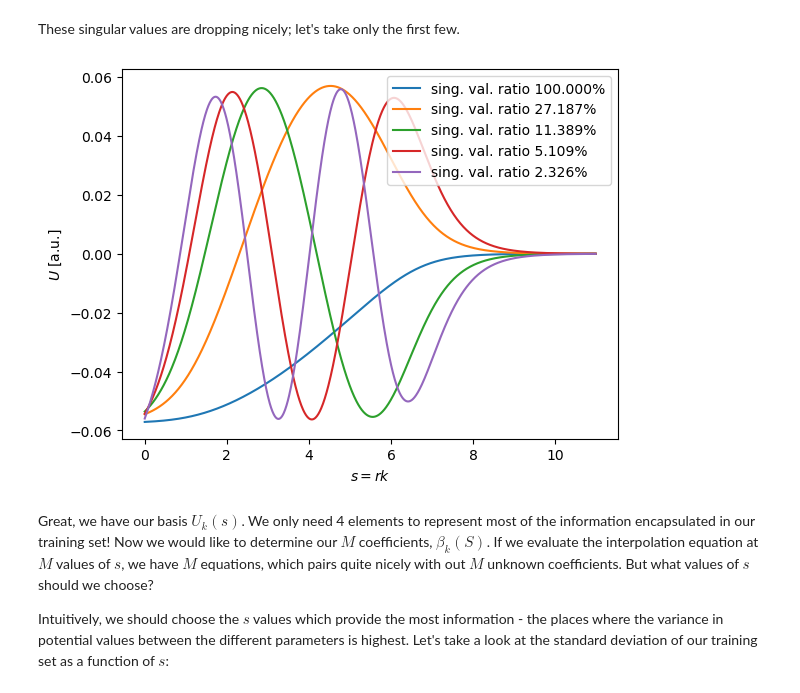
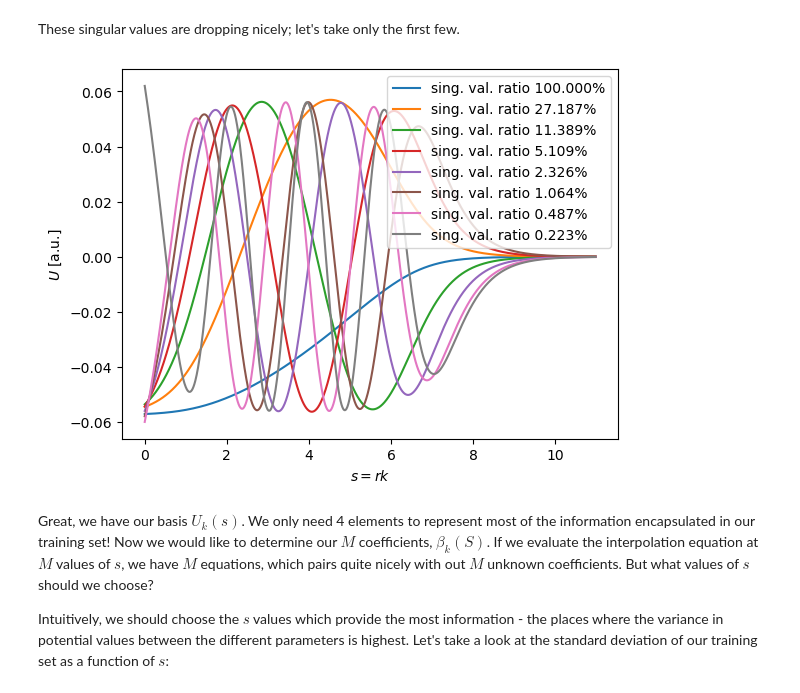
Before and after one commit to ascsn/nuclear-dimensionality-reduction-book, a Jupyter notebook: nuclear-rbm/scattering/scattering.ipynb, the cells around one changed output. Drawn from its saved outputs; the diff is of its cells as text; code cells hidden in the pictures.

```diff
--- a/nuclear-rbm/scattering/scattering.ipynb
+++ b/nuclear-rbm/scattering/scattering.ipynb
@@ -334,15 +334,15 @@ plt.show()
 # %% [markdown]
 These singular values are dropping nicely; let's take only the first few.
 # %%
-M = 5 # definitely less than N!
+M = 8 # definitely less than N!
 for i in range(M):
     plt.plot(s, U[:,i], label="sing. val. ratio {:1.3f}%".format(100*S[i]/S[0]))
 plt.xlabel(r"$s = r k$")
 plt.ylabel(r"$U$ [a.u.]")
 plt.legend()
 plt.show()
 # %% [output]
-[figure, old version]
+[figure, new version]
 # %% [markdown]
 Great, we have our basis $U_k(s)$. We only need 4 elements to represent most of the information encapsulated in our training set! Now we would like to determine our $M$ coefficients, $\beta_k(S)$. If we evaluate the interpolation equation at $M$ values of $s$, we have $M$ equations, which pairs quite nicely with out $M$ unknown coefficients. But what values of $s$ should we choose?
 
```
Also changed, not shown: parts of 7 cells of this notebook.
